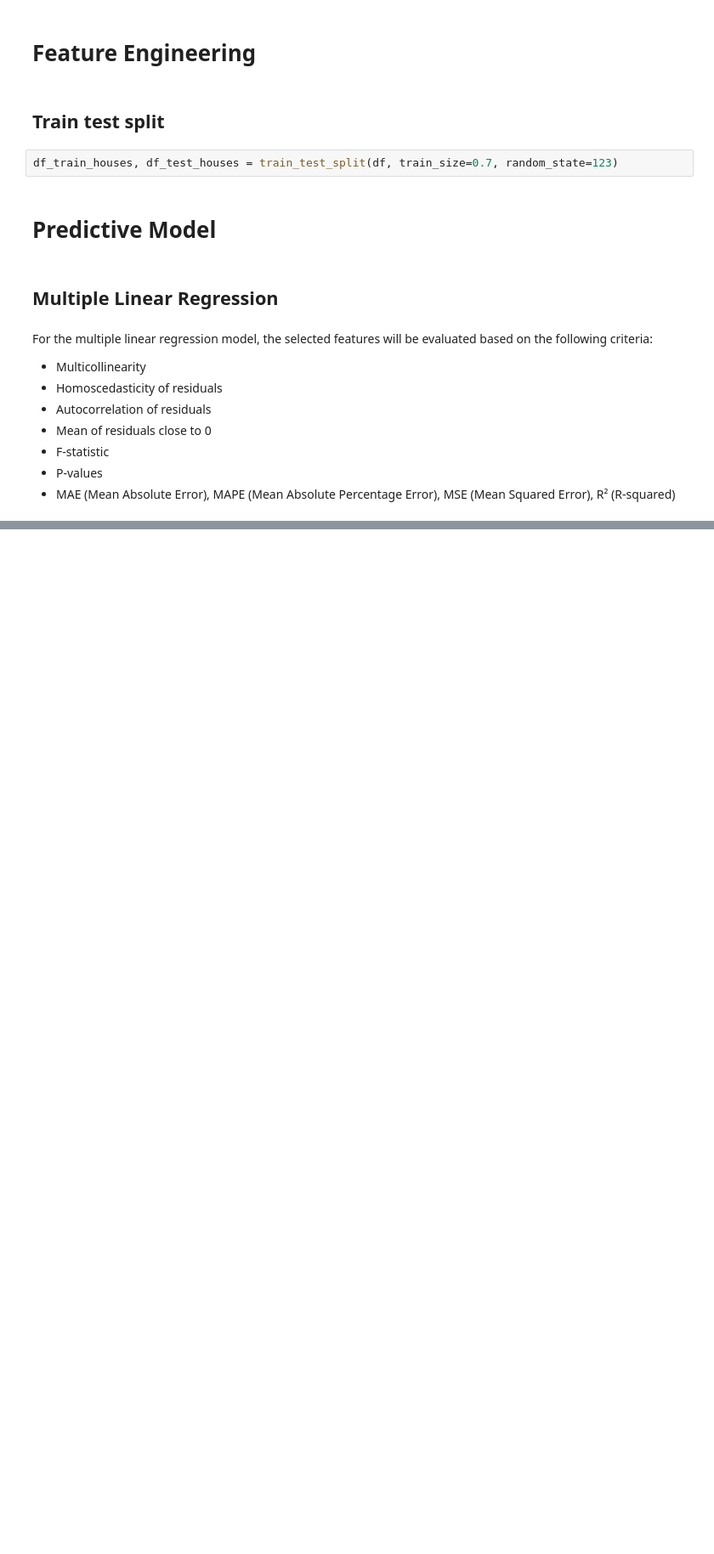
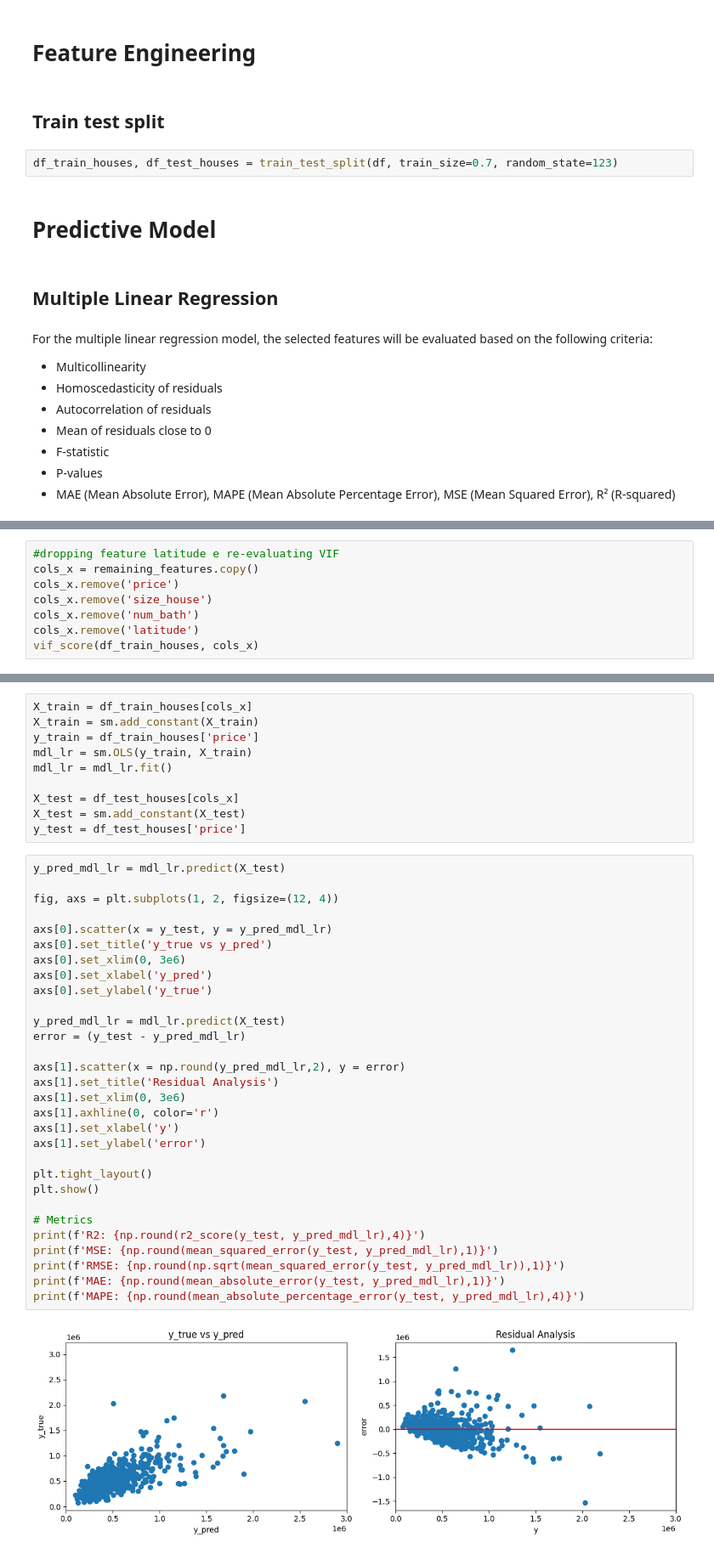
Before and after one commit to gpaschoalinoto/ml-regression-models, a Jupyter notebook: housing-sales-king-county/housing_sales_regression.ipynb, the cells around one changed output, grey strips where cells are left out. Shown at 85% size. Drawn from its saved outputs; the diff is of its cells as text; blank space fills up the shorter version.

```diff
--- a/housing-sales-king-county/housing_sales_regression.ipynb
+++ b/housing-sales-king-county/housing_sales_regression.ipynb
@@ -386,0 +475,8 @@ For the multiple linear regression model, the selected features will be evaluate
+# %%
+#dropping feature latitude e re-evaluating VIF
+cols_x = remaining_features.copy()
+cols_x.remove('price')
+cols_x.remove('size_house')
+cols_x.remove('num_bath')
+cols_x.remove('latitude')
+vif_score(df_train_houses, cols_x)
@@ -386,0 +497,42 @@ For the multiple linear regression model, the selected features will be evaluate
+# %%
+X_train = df_train_houses[cols_x]
+X_train = sm.add_constant(X_train)
+y_train = df_train_houses['price']
+mdl_lr = sm.OLS(y_train, X_train)
+mdl_lr = mdl_lr.fit()
+
+X_test = df_test_houses[cols_x]
+X_test = sm.add_constant(X_test)
+y_test = df_test_houses['price']
+# %%
+y_pred_mdl_lr = mdl_lr.predict(X_test)
+
+fig, axs = plt.subplots(1, 2, figsize=(12, 4))
+
+axs[0].scatter(x = y_test, y = y_pred_mdl_lr)
+axs[0].set_title('y_true vs y_pred')
+axs[0].set_xlim(0, 3e6)
+axs[0].set_xlabel('y_pred')
+axs[0].set_ylabel('y_true')
+
+y_pred_mdl_lr = mdl_lr.predict(X_test)
+error = (y_test - y_pred_mdl_lr)
+
+axs[1].scatter(x = np.round(y_pred_mdl_lr,2), y = error)
+axs[1].set_title('Residual Analysis')
+axs[1].set_xlim(0, 3e6)
+axs[1].axhline(0, color='r')
+axs[1].set_xlabel('y')
+axs[1].set_ylabel('error')
+
+plt.tight_layout()
+plt.show()
+
+# Metrics
+print(f'R2: {np.round(r2_score(y_test, y_pred_mdl_lr),4)}')
+print(f'MSE: {np.round(mean_squared_error(y_test, y_pred_mdl_lr),1)}')
+print(f'RMSE: {np.round(np.sqrt(mean_squared_error(y_test, y_pred_mdl_lr)),1)}')
+print(f'MAE: {np.round(mean_absolute_error(y_test, y_pred_mdl_lr),1)}')
+print(f'MAPE: {np.round(mean_absolute_percentage_error(y_test, y_pred_mdl_lr),4)}')
+# %% [output]
+[figure, added]
```
Also changed, not shown: parts of 28 cells of this notebook.
